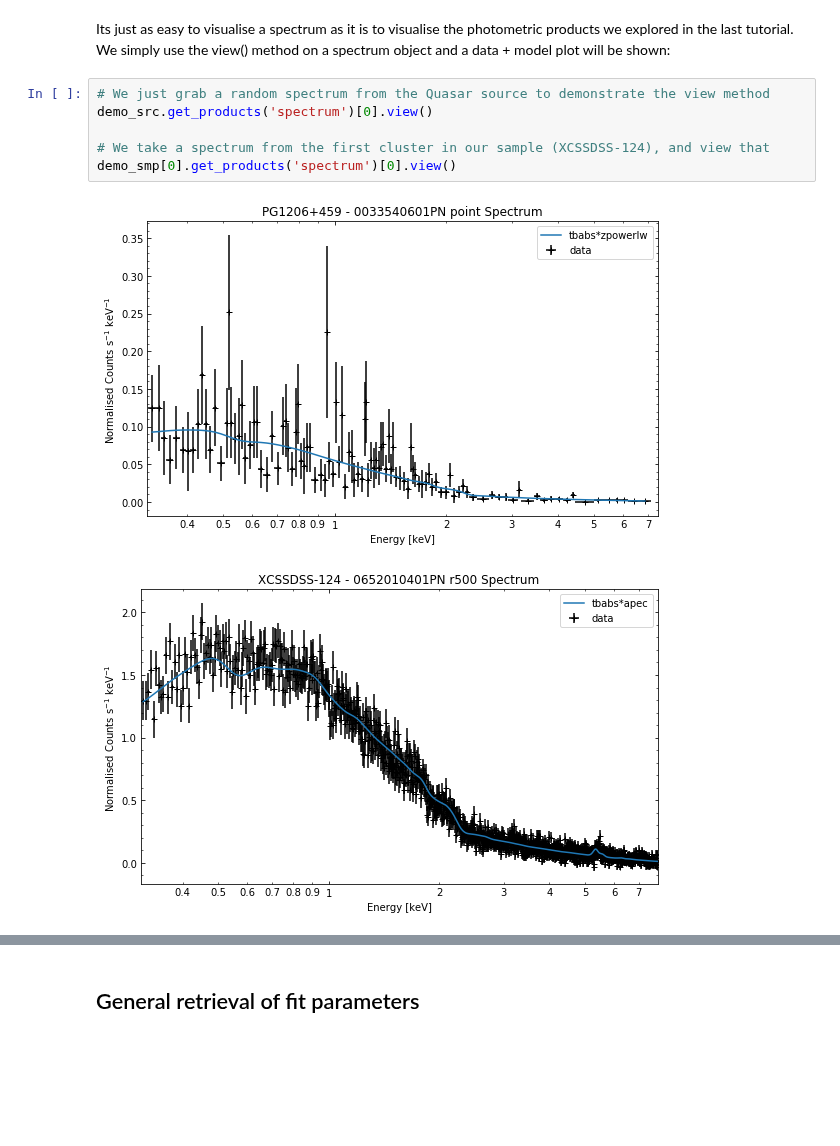
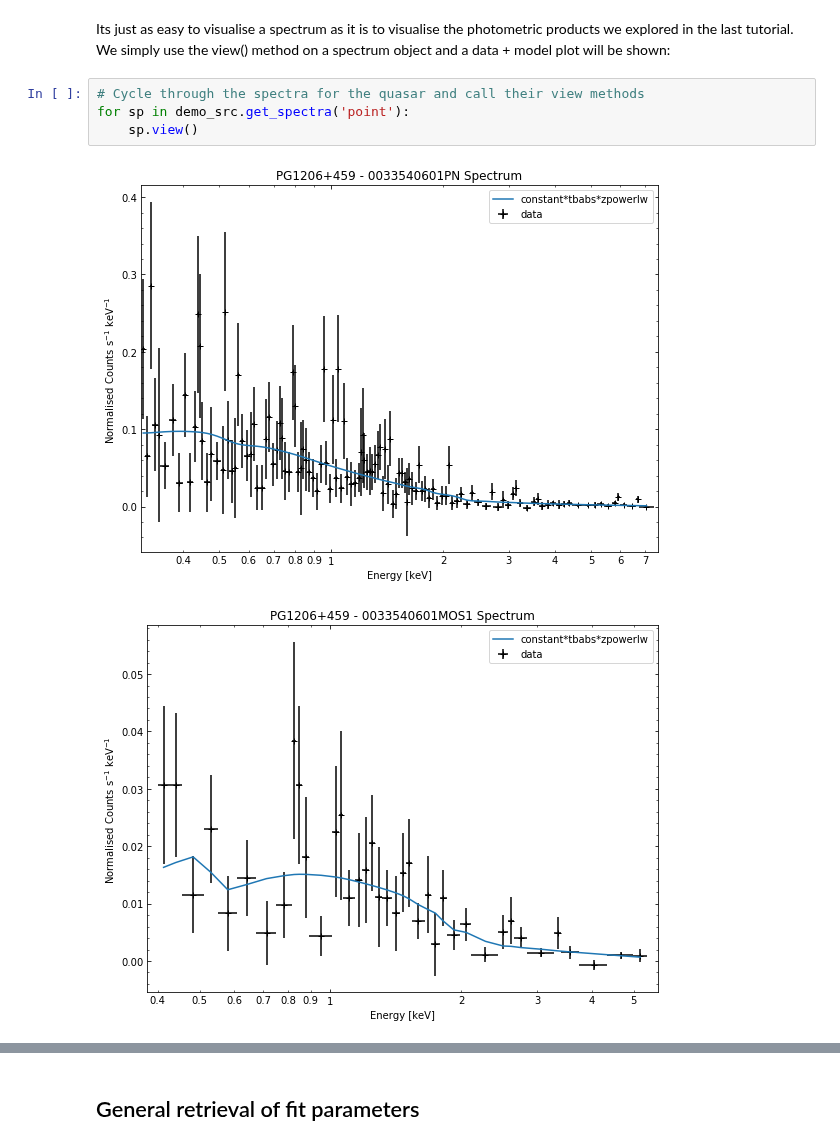
Before and after one commit to DavidT3/XGA, a Jupyter notebook: docs/source/notebooks/tutorials/spectroscopy.ipynb, the cells around one changed output, grey strips where cells are left out. Drawn from its saved outputs; the diff is of its cells as text; blank space fills up the shorter version.

```diff
--- a/docs/source/notebooks/tutorials/spectroscopy.ipynb
+++ b/docs/source/notebooks/tutorials/spectroscopy.ipynb
@@ -90,12 +108,10 @@ If you decide to declare the same source again after you have already run a fit
 ## Viewing fitted spectra
 # %% [markdown]
 Its just as easy to visualise a spectrum as it is to visualise the photometric products we explored in the last tutorial. We simply use the view() method on a spectrum object and a data + model plot will be shown:
-# %%
-# We just grab a random spectrum from the Quasar source to demonstrate the view method
-demo_src.get_products('spectrum')[0].view()
-
-# We take a spectrum from the first cluster in our sample (XCSSDSS-124), and view that
-demo_smp[0].get_products('spectrum')[0].view()
-# %% [output]
-[figure, removed]
-[figure, removed]
+# %%
+# Cycle through the spectra for the quasar and call their view methods
+for sp in demo_src.get_spectra('point'):
+    sp.view()
+# %% [output]
+[figure, added]
+[figure, added]
```
Also changed, not shown: parts of 38 cells of this notebook, 2 other files.
